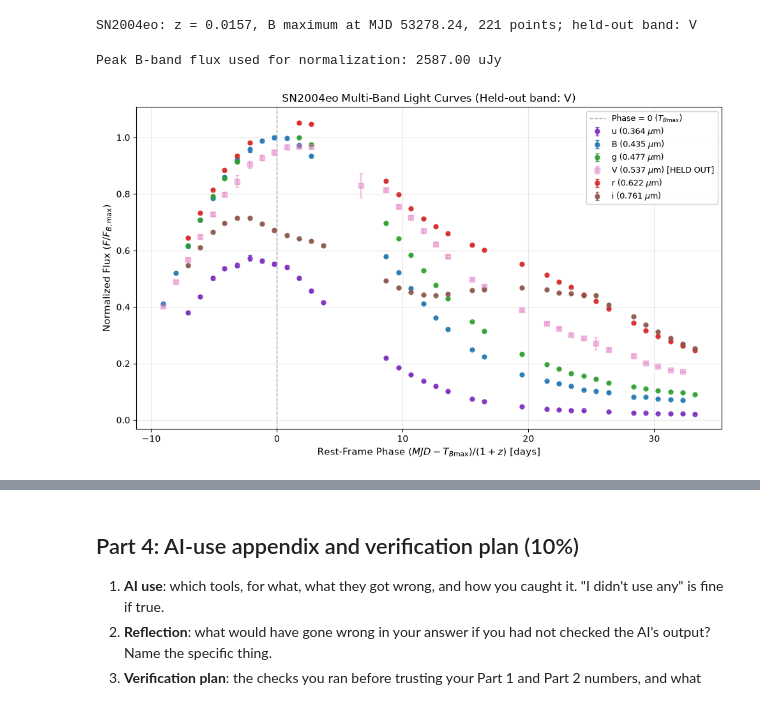
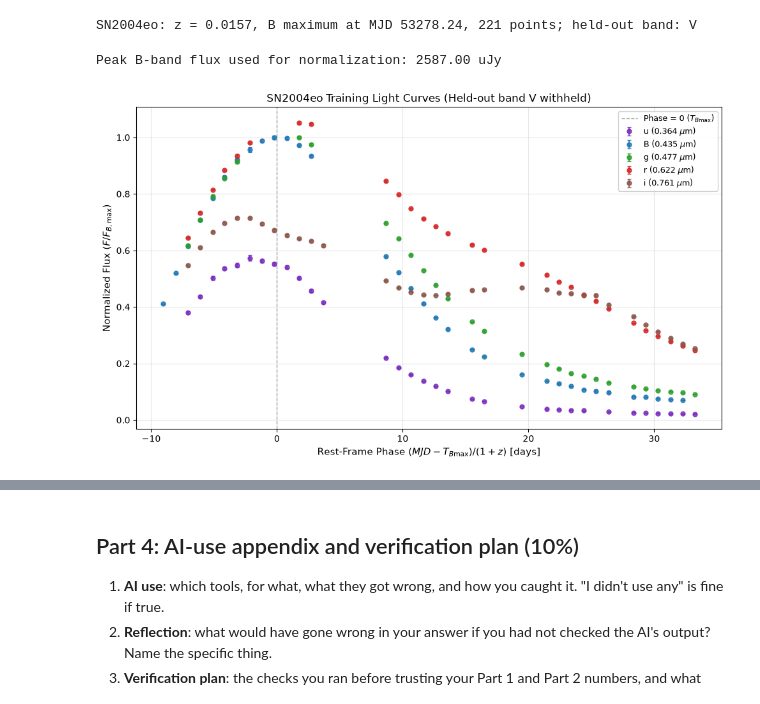
Before and after one commit to AustinMathison/ast457_2026_Fall, a Jupyter notebook: submissions/ahuwer2/lab08.ipynb, the cells around one changed output, grey strips where cells are left out. Saved outputs shown, nothing was run; the diff lists cells and outputs as text; code cells hidden in the pictures.

```diff
--- a/submissions/ahuwer2/lab08.ipynb
+++ b/submissions/ahuwer2/lab08.ipynb
@@ -606,42 +606,42 @@ print(f'{SN}: z = {z}, B maximum at MJD {tmax}, {len(d)} points; held-out band:
 SN2004eo: z = 0.0157, B maximum at MJD 53278.24, 221 points; held-out band: V
 # %%
 # ==============================================================================
-# Data Preprocessing, Multi-Band Plot, and 2D GP Fit with scikit-learn
+# Preprocessing, Kept-Bands Plot, and 2D GP Fit (sklearn)
 # ==============================================================================
+import numpy as np
+import pandas as pd
+import matplotlib.pyplot as plt
 from sklearn.gaussian_process import GaussianProcessRegressor
 from sklearn.gaussian_process.kernels import RBF, ConstantKernel, WhiteKernel
 
-# --- 0. Data Preparation & Normalization ---
-# Compute rest-frame phase
+# --- Data Preparation & Normalization ---
+# Compute rest-frame phase in days
 d['phase'] = (d['mjd'] - tmax) / (1.0 + z)
 
 # Restrict to phase in [-10, +40] days as specified
 mask_phase = (d['phase'] >= -10.0) & (d['phase'] <= 40.0)
 df = d[mask_phase].copy().reset_index(drop=True)
 
-# Convert wavelength from Angstroms to microns (so both inputs are order 1-50)
+# Convert wavelength from Angstroms to microns (order 1-50)
 df['wave_um'] = df['wavelength_A'] / 10000.0
 
-# Find the peak B flux for normalization
+# Find peak B flux for normalization
 b_mask = df['band'] == 'B'
-if not b_mask.any():
-    # Fallback to full catalog if peak B is slightly outside the phase cut
-    b_flux_peak = d.loc[d['band'] == 'B', 'flux_ujy'].max()
-else:
-    b_flux_peak = df.loc[b_mask, 'flux_ujy'].max()
-
+b_flux_peak = df.loc[b_mask, 'flux_ujy'].max() if b_mask.any() else d.loc[d['band'] == 'B', 'flux_ujy'].max()
 print(f"Peak B-band flux used for normalization: {b_flux_peak:.2f} uJy")
 
 # Normalize flux and flux error by peak B flux
 df['flux_norm'] = df['flux_ujy'] / b_flux_peak
 df['flux_err_norm'] = df['flux_err_ujy'] / b_flux_peak
 
+# Separate training data: strictly EXCLUDE the held-out band (HOLD)
+train_df = df[df['band'] != HOLD].copy().reset_index(drop=True)
+
 # ==============================================================================
-# Plot every band against phase
+# Plot every kept band against phase (EXCLUDING held-out band)
 # ==============================================================================
 fig, ax = plt.subplots(figsize=(10, 6))
 
-# Define colors/order for the bands u, B, V, g, r, i
 band_colors = {
     'u': '#7b2cbf',
     'B': '#1f77b4',
@@ -651,27 +651,26 @@ band_colors = {
     'i': '#8c564b'
 }
 
-bands_present = [b for b in ['u', 'B', 'g', 'V', 'r', 'i'] if b in df['band'].unique()]
+# Only include the training bands (held-out band is excluded)
+train_bands = [b for b in ['u', 'B', 'g', 'r', 'i'] if b in train_df['band'].unique()]
 
-for b in bands_present:
-    b_df = df[df['band'] == b].sort_values('phase')
+for b in train_bands:
+    b_df = train_df[train_df['band'] == b].sort_values('phase')
     wave_val = b_df['wave_um'].iloc[0]
-    is_holdout = (b == HOLD)
-    label_str = f"{b} ({wave_val:.3f} $\\mu$m)" + (" [HELD OUT]" if is_holdout else "")
 
     ax.errorbar(
         b_df['phase'], b_df['flux_norm'], yerr=b_df['flux_err_norm'],
-        fmt='o' if not is_holdout else 's',
+        fmt='o',
         color=band_colors.get(b, 'black'),
-        ms=5 if not is_holdout else 6,
+        ms=5,
         capsize=2.5,
-        alpha=0.45 if is_holdout else 0.85,
-        label=label_str
+        alpha=0.85,
+        label=f"{b} ({wave_val:.3f} $\\mu$m)"
     )
 
 ax.set_xlabel(r'Rest-Frame Phase $(MJD - T_{B{\rm max}}) / (1+z)$ [days]', fontsize=11)
 ax.set_ylabel(r'Normalized Flux ($F / F_{B,{\rm max}}$)', fontsize=11)
-ax.set_title(f'{SN} Multi-Band Light Curves (Held-out band: {HOLD})', fontsize=12)
+ax.set_title(f'{SN} Training Light Curves (Held-out band {HOLD} withheld)', fontsize=12)
 ax.axvline(0, color='gray', ls='--', lw=1, alpha=0.7, label=r'Phase = 0 ($T_{B\rm max}$)')
 ax.grid(True, alpha=0.3)
 ax.legend(loc='upper right', fontsize=9, framealpha=0.9)
@@ -679,54 +678,43 @@ plt.tight_layout()
 plt.show()
 
 # ==============================================================================
-# Fit 2D GP (Phase, Wavelength) with sklearn
+# Fit 2D GP (phase, wavelength) with sklearn
 # ==============================================================================
-# Training data: all bands EXCEPT the held-out band
-train_df = df[df['band'] != HOLD].copy().reset_index(drop=True)
-
 X_train = train_df[['phase', 'wave_um']].to_numpy()
 y_train = train_df['flux_norm'].to_numpy()
 y_err_train = train_df['flux_err_norm'].to_numpy()
 
-# Define the anisotropic kernel:
-# - ConstantKernel * RBF(length_scale=[l_phase, l_wave]) + WhiteKernel
-# Bounds chosen reasonably around order-unity values:
-# phase scale ~ 5 to 30 days, wavelength scale ~ 0.05 to 1.0 um
+# Anisotropic RBF with ConstantKernel amplitude + WhiteKernel noise
 kernel = (
     ConstantKernel(constant_value=1.0, constant_value_bounds=(0.1, 10.0))
     * RBF(length_scale=[15.0, 0.15], length_scale_bounds=[(1.0, 60.0), (0.01, 2.0)])
-    + WhiteKernel(noise_level=1e-4, noise_level_bounds=(1e-6, 1e-1))
+    + WhiteKernel(noise_level=1e-4, noise_level_bounds=(1e-16, 1e-1))
 )
 
-# Instantiate GP Regressor:
-# alpha set to squared errors; normalize_y=False as requested
+# alpha = squared errors; normalize_y=False as instructed
 gp = GaussianProcessRegressor(
     kernel=kernel,
     alpha=y_err_train**2,
     normalize_y=False,
     n_restarts_optimizer=10,
     random_state=2026
 )
 
-print(f"Fitting 2D GP on {len(X_train)} training observations across bands: "
-      f"{[b for b in bands_present if b != HOLD]}...")
+print(f"Fitting 2D GP on {len(X_train)} points across bands: {train_bands}...")
 gp.fit(X_train, y_train)
 
-# Extract optimized hyperparameters
+# Extract fitted hyperparameters
 opt_kernel = gp.kernel_
-params = opt_kernel.get_params()
-
-# The fitted length scales: [phase length scale, wavelength length scale]
 l_phase, l_wave = opt_kernel.k1.k2.length_scale
 amp = opt_kernel.k1.k1.constant_value
 white_noise = opt_kernel.k2.noise_level
 
 print("\n--- Optimized GP Hyperparameters ---")
-print(f"Phase length scale   (l_phase): {l_phase:.3f} days")
-print(f"Wavelength scale     (l_wave) : {l_wave:.4f} microns ({l_wave * 10000.0:.1f} Angstroms)")
-print(f"Kernel amplitude     (sigma_f): {amp:.4f}")
-print(f"Extra white noise    (sigma_n^2): {white_noise:.2e}")
-print(f"Log marginal likelihood: {gp.log_marginal_likelihood(gp.kernel_.theta):.2f}")
+print(f"Phase length scale   (l_phase)   : {l_phase:.3f} days")
+print(f"Wavelength scale     (l_wave)    : {l_wave:.4f} microns ({l_wave * 10000.0:.1f} Angstroms)")
+print(f"Kernel amplitude     (sigma_f^2) : {amp:.4f}")
+print(f"Additional white noise           : {white_noise:.2e}")
+print(f"Log marginal likelihood          : {gp.log_marginal_likelihood(gp.kernel_.theta):.2f}")
 # %% [output]
 Peak B-band flux used for normalization: 2587.00 uJy
-[figure, old version]
+[figure, new version]
```
Also changed, not shown: parts of 8 cells of this notebook.
